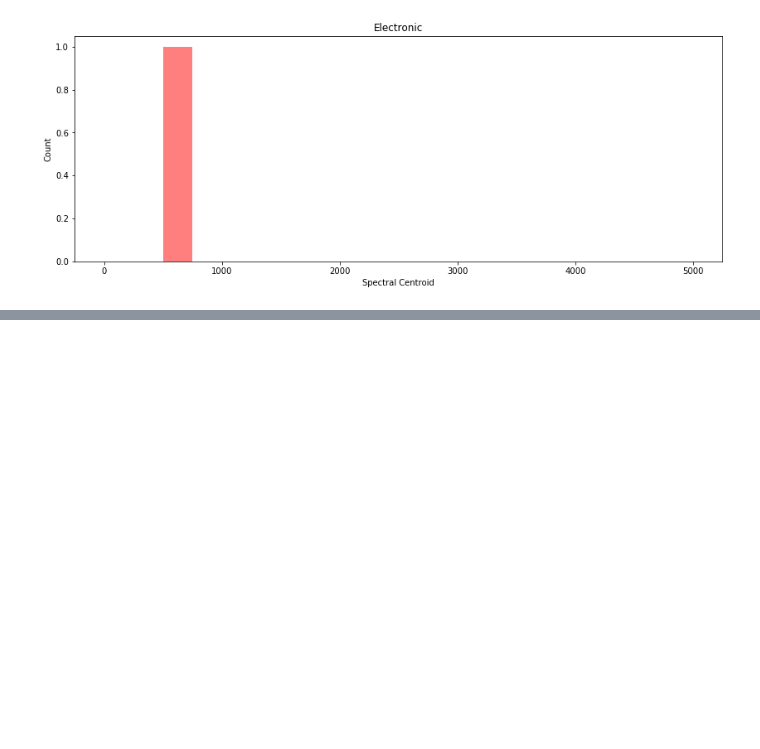
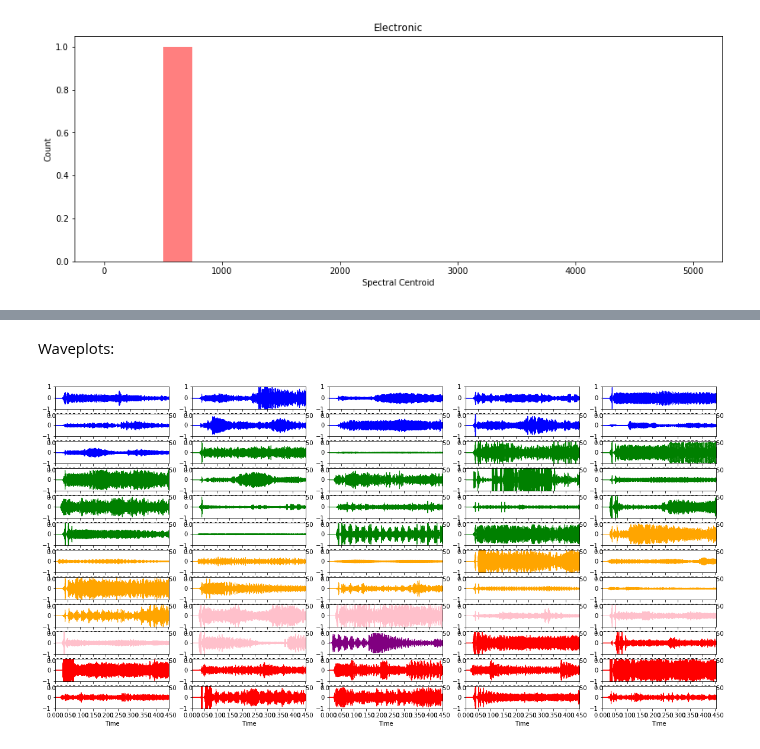
Before and after one commit to fccoelho/curso-IRI, a Jupyter notebook: RIM/corpus/analysis.ipynb, the cells around one changed output, grey strips where cells are left out. Cells and saved outputs as stored; diff of their text form; code cells hidden in the pictures; blank space fills up the shorter version.

```diff
--- a/RIM/corpus/analysis.ipynb
+++ b/RIM/corpus/analysis.ipynb
@@ -168,0 +184,7 @@ for genre in df_complete[('track', 'genre_top')].unique():
+# %%
+dict_genre_color = {'International':'blue', 'Experimental':'green', 'Rock':'red',
+                    'Pop':'pink', 'Folk':'orange', 'Electronic':'purple'}
+
+df_complete['color'] = df_complete[('track', 'genre_top')].map(dict_genre_color)
+df_complete = df_complete.sort_values('color')
+df_complete.head()
@@ -168,0 +200,13 @@ for genre in df_complete[('track', 'genre_top')].unique():
+# %% [markdown]
+Waveplots:
+# %%
+plt.figure(figsize=(20, 10))
+for i, x in enumerate(list(df_complete['signal'])):
+    plt.subplot(12, 5, i+1)
+
+    color = df_complete.iloc[i].color
+    librosa.display.waveplot(x[:10000],
+                             color=color)
+    plt.ylim(-1, 1)
+# %% [output]
+[figure, added]
```
Also changed, not shown: parts of 7 cells of this notebook.
